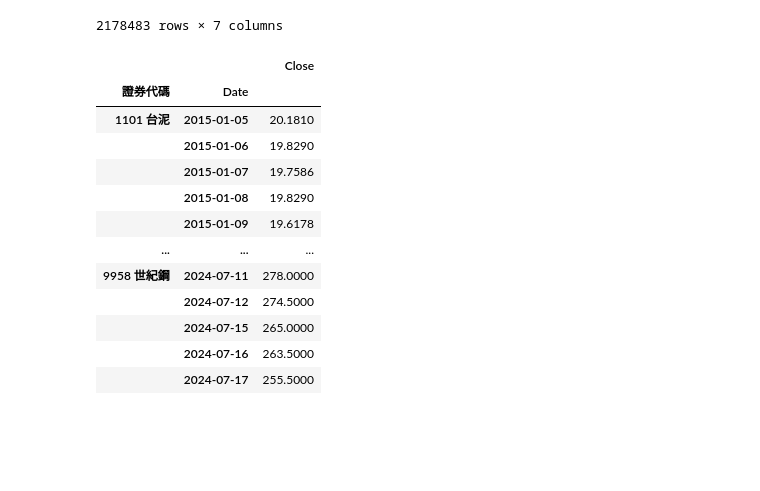
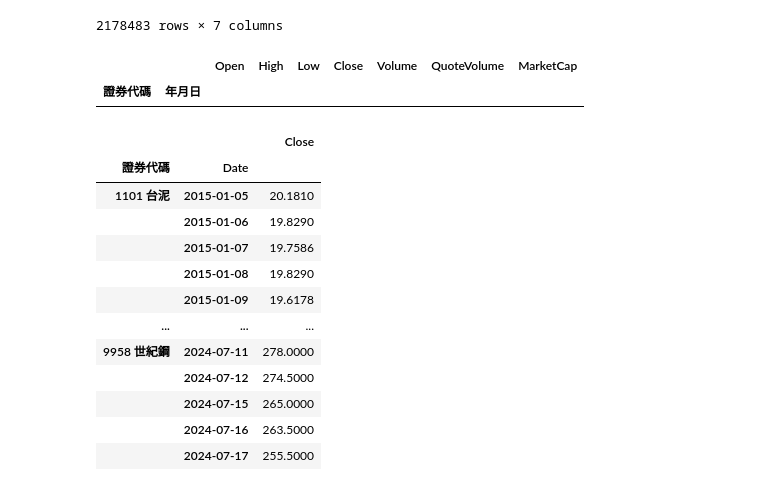
Before and after one commit to stuartlu0412/BettingAgainstBeta, a Jupyter notebook: bab.ipynb, the cells around one changed output. Drawn from its saved outputs; the diff is of its cells as text; code cells hidden in the pictures; blank space fills up the shorter version.

```diff
--- a/bab.ipynb
+++ b/bab.ipynb
@@ -26,6 +26,11 @@ raw_df
 |  | 2024-07-16 | 266.0000 | 266.5000 | 258.0000 | 263.5000 | 6468 | 1690688 | 67692 |
 |  | 2024-07-17 | 266.5000 | 269.5000 | 255.0000 | 255.5000 | 7778 | 2023095 | 65637 |
 2178483 rows × 7 columns
+# %%
+raw_df[raw_df.index.get_level_values('證券代碼') == '6919 康霈*']
+# %% [output]
+|  |  | Open | High | Low | Close | Volume | QuoteVolume | MarketCap |
+| 證券代碼 | 年月日 |  |  |  |  |  |  |  |
 # %%
 df = raw_df[['Close']]
 df = remove_special_stocks(df)
```
Also changed, not shown: parts of 5 cells of this notebook, 3 other files.
